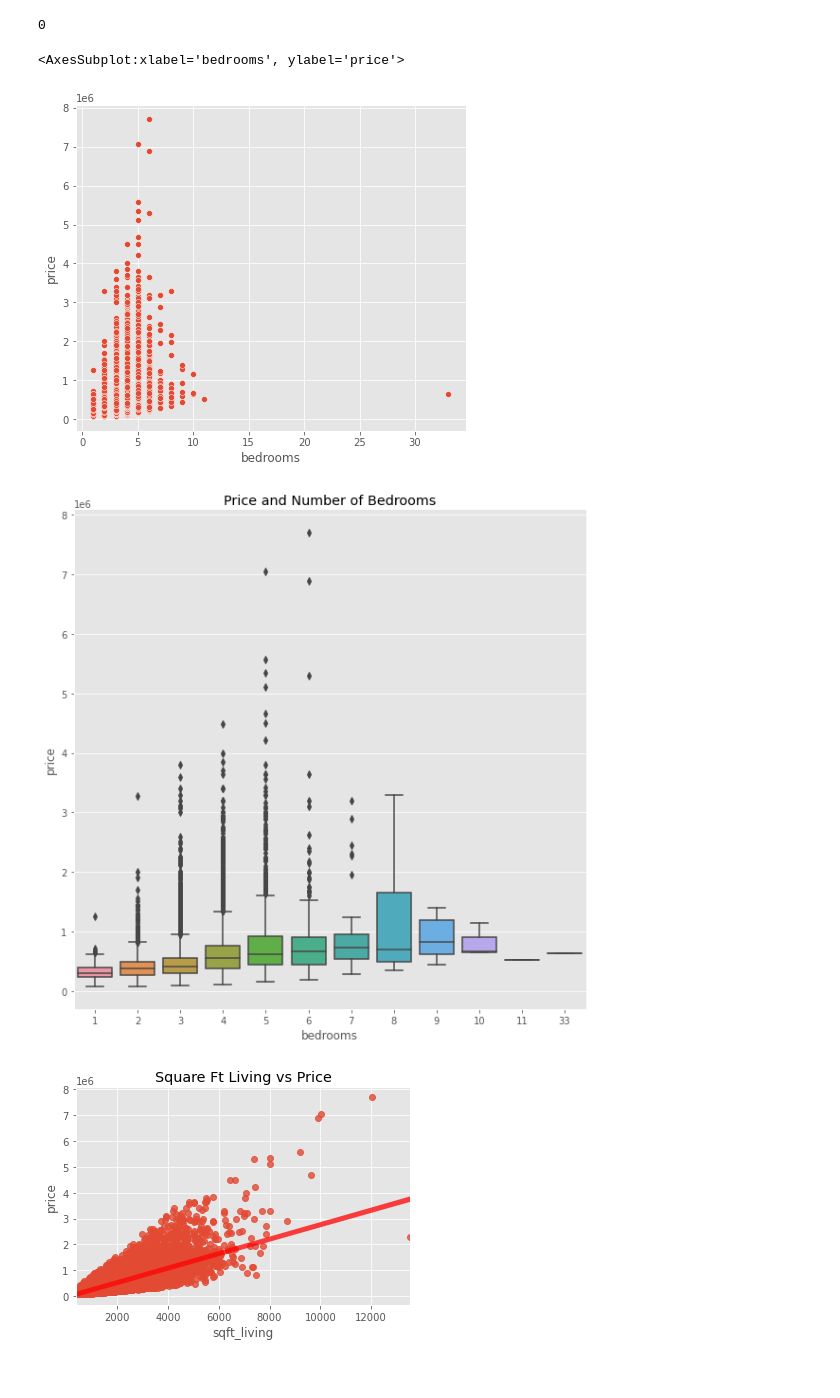
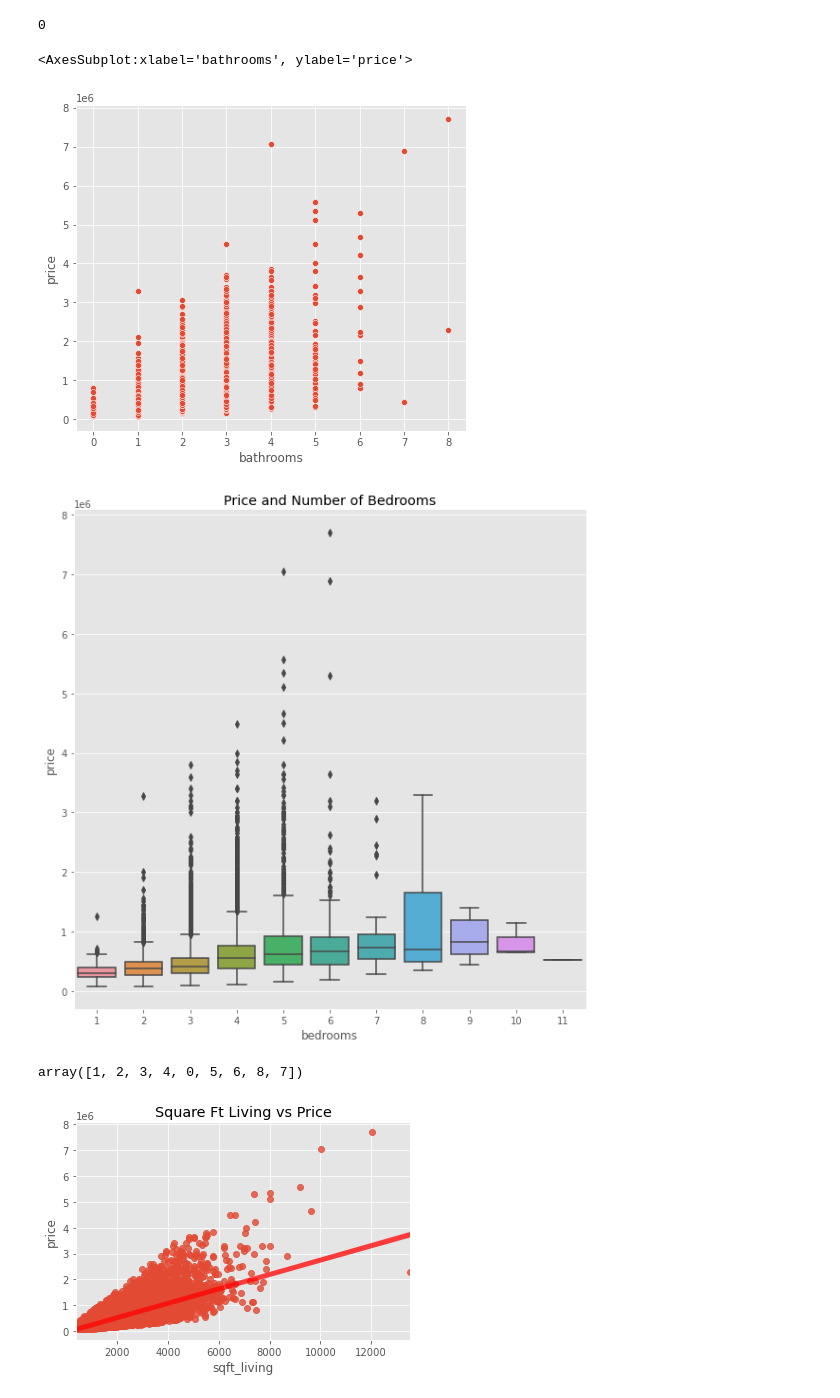
Before and after one commit to Jorno1/bsc-phase-two-project, a Jupyter notebook: notebooks/exploratory/Phase-two-project.ipynb, the cells around one changed output. Saved outputs shown, nothing was run; the diff lists cells and outputs as text; code cells hidden in the pictures.

```diff
--- a/notebooks/exploratory/Phase-two-project.ipynb
+++ b/notebooks/exploratory/Phase-two-project.ipynb
@@ -182,16 +218,28 @@ df.drop_duplicates(subset= 'id', keep='last', inplace = True)
 df.id.duplicated().sum()
 # %% [output]
 0
+# %%
+#Change bathroom to int
+df['bathrooms'] = df['bathrooms'].astype(int)
+# %%
+df.replace([np.inf, -np.inf], 0, inplace=True)
+# %%
+#Removing 33 outlier from bedrooms
+df = df[df['bedrooms'] != 33]
 # %%
-
+#Find the correlation between bathrooms and price.
 plt.figure(figsize=(7, 6))
-sns.scatterplot(x=df['bedrooms'],y=df['price'])
+sns.scatterplot(x=df['bathrooms'],y=df['price'])
 # %% [output]
-<AxesSubplot:xlabel='bedrooms', ylabel='price'>
+<AxesSubplot:xlabel='bathrooms', ylabel='price'>
-[figure, old version]
+[figure, new version]
 # %%
-
 sns.catplot(x='bedrooms',y='price',kind='box',data=df,height=8)
 plt.title('Price and Number of Bedrooms');
 # %% [output]
-[figure, old version]
+[figure, new version]
+# %%
+#Look to see if there are any outliers
+df['bathrooms'].unique()
+# %% [output]
+array([1, 2, 3, 4, 0, 5, 6, 8, 7])
```
Also changed, not shown: parts of 62 cells of this notebook.
